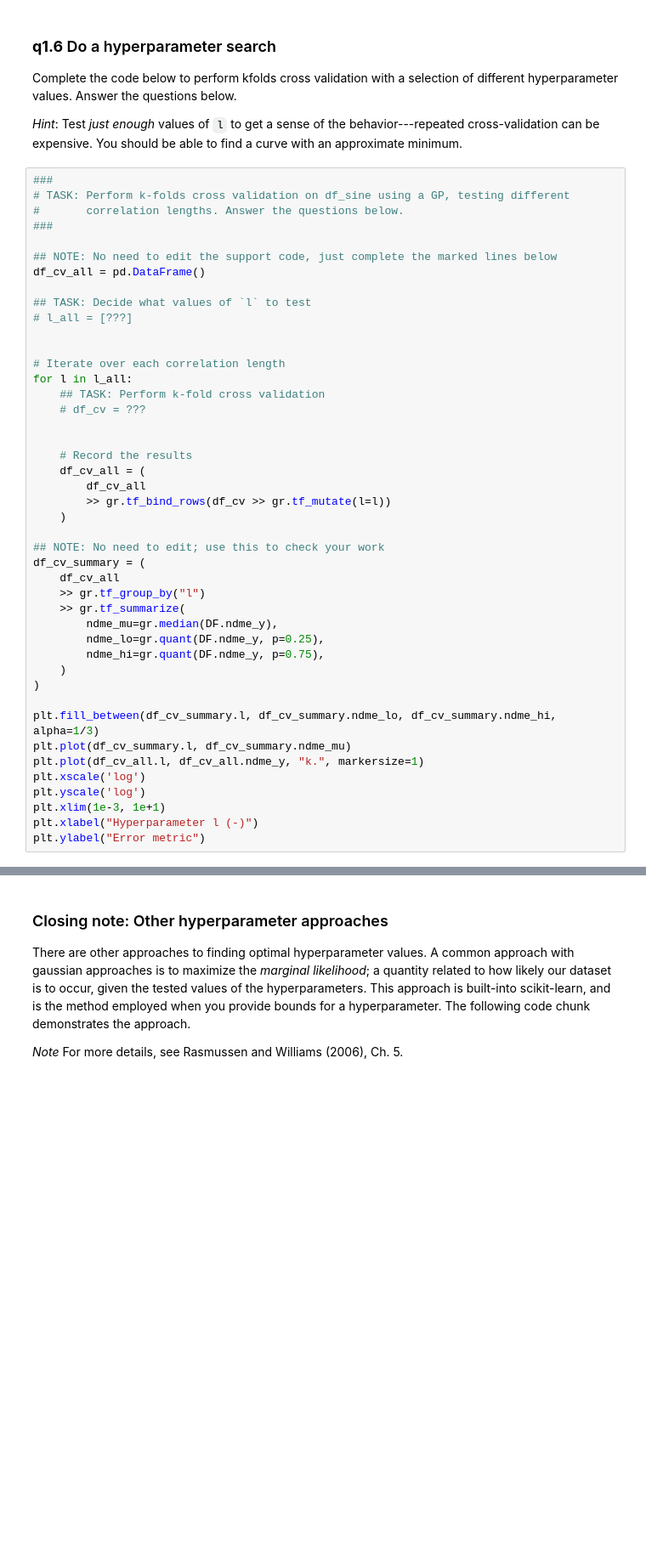
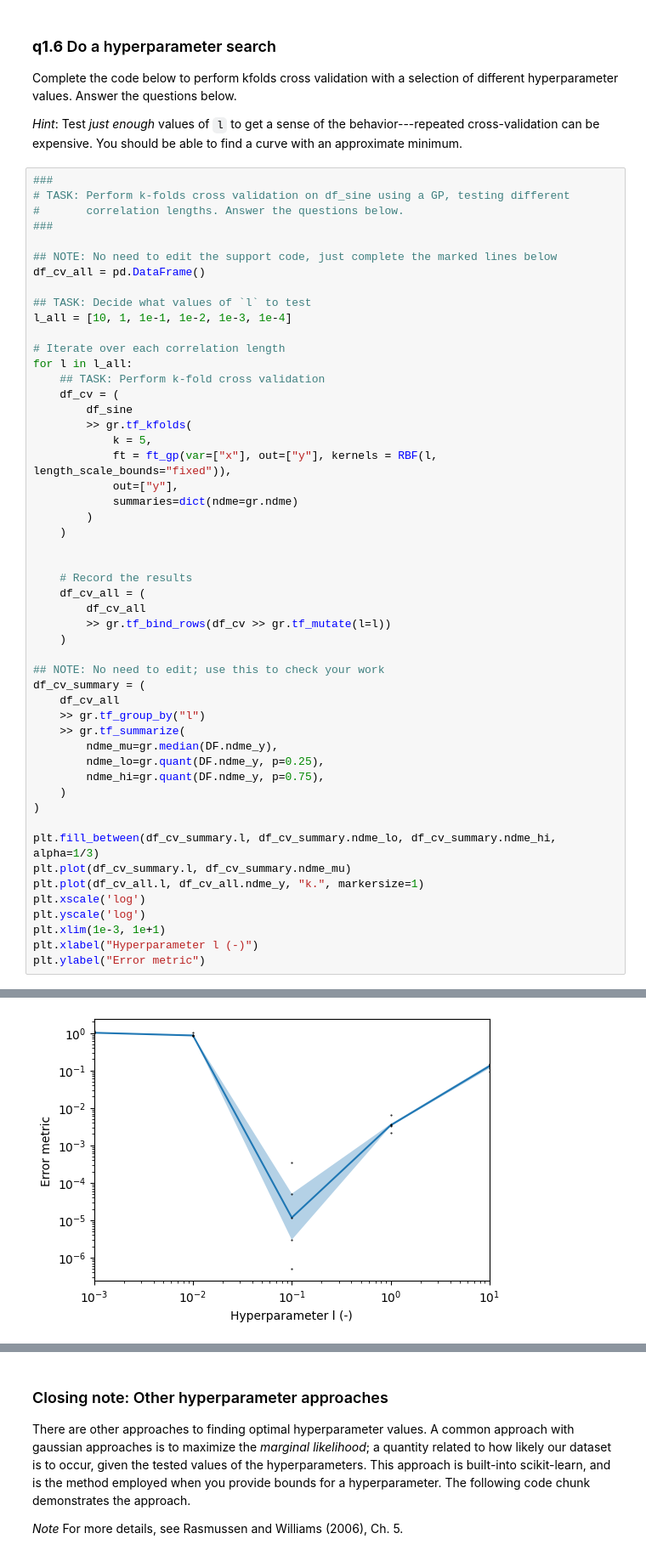
Before and after one commit to amineeva/PDO, a Jupyter notebook: assignments/nb6-surrogates-assignment.ipynb, the cells around one changed output, grey strips where cells are left out. Shown at 85% size. Saved outputs shown, nothing was run; the diff lists cells and outputs as text; blank space fills up the shorter version.

```diff
--- a/assignments/nb6-surrogates-assignment.ipynb
+++ b/assignments/nb6-surrogates-assignment.ipynb
@@ -579,13 +615,20 @@ Complete the code below to perform kfolds cross validation with a selection of d
 df_cv_all = pd.DataFrame()
 
 ## TASK: Decide what values of `l` to test
-# l_all = [???]
-
+l_all = [10, 1, 1e-1, 1e-2, 1e-3, 1e-4]
 
 # Iterate over each correlation length
 for l in l_all:
     ## TASK: Perform k-fold cross validation
-    # df_cv = ???
+    df_cv = (
+        df_sine
+        >> gr.tf_kfolds(
+            k = 5,
+            ft = ft_gp(var=["x"], out=["y"], kernels = RBF(l, length_scale_bounds="fixed")),
+            out=["y"],
+            summaries=dict(ndme=gr.ndme)
+        )
+    )
 
 
     # Record the results
@@ -613,3 +656,4 @@ plt.yscale('log')
 plt.xlim(1e-3, 1e+1)
 plt.xlabel("Hyperparameter l (-)")
 plt.ylabel("Error metric")
+# %% [output]
@@ -616,3 +661,4 @@ plt.ylabel("Error metric")
+[figure, added]
 # %% [markdown]
 *Observe*:
 
```
Also changed, not shown: parts of 7 cells of this notebook.
